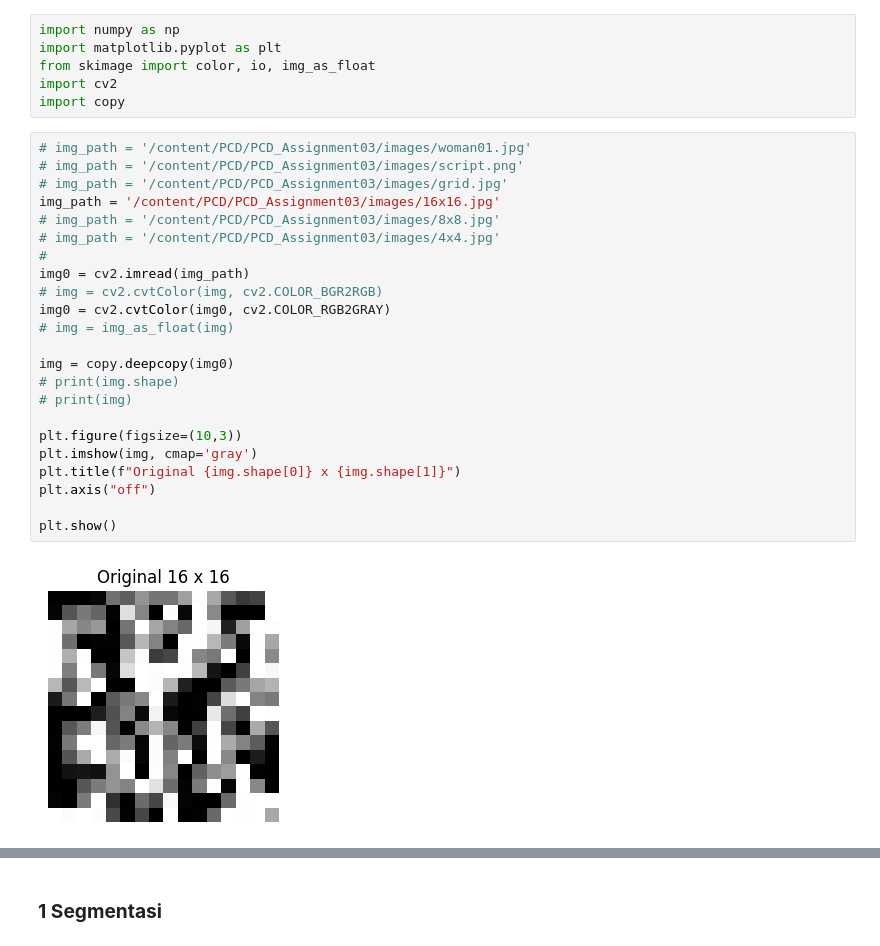
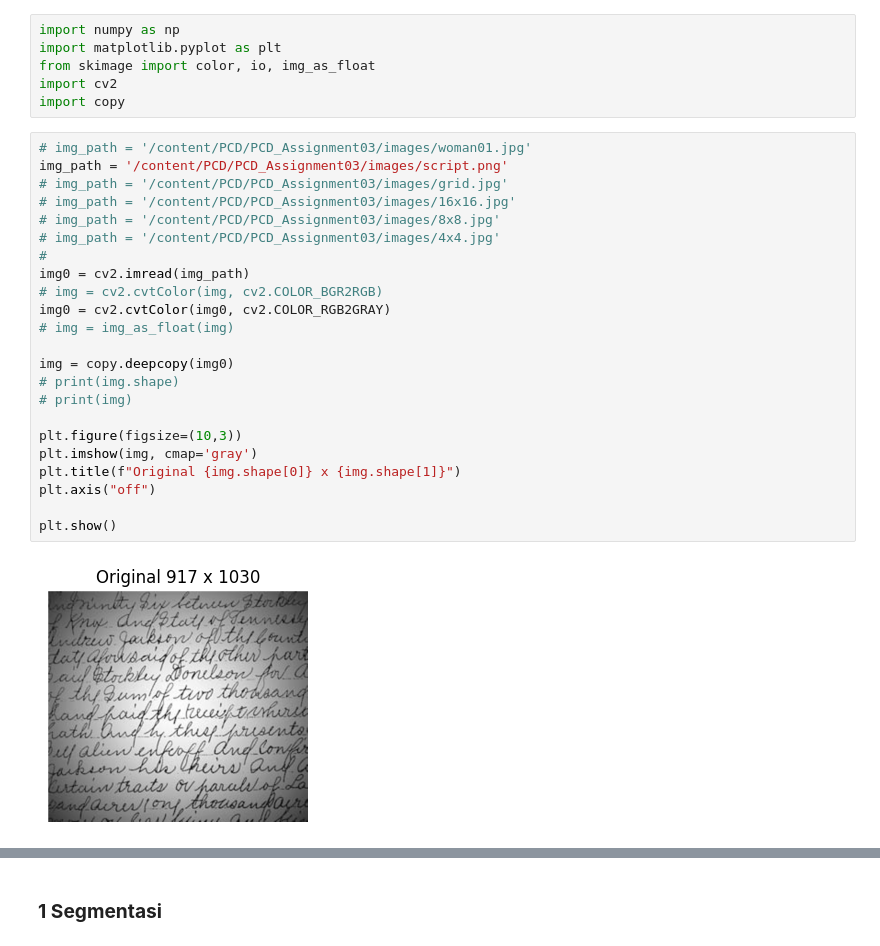
Before and after one commit to sapto-nugroho/PCD, a Jupyter notebook: PCD_Assignment03/PCD_Assignment03.ipynb, the cells around one changed output, grey strips where cells are left out. Cells and saved outputs as stored; diff of their text form.

```diff
--- a/PCD_Assignment03/PCD_Assignment03.ipynb
+++ b/PCD_Assignment03/PCD_Assignment03.ipynb
@@ -28,29 +28,29 @@ import cv2
 import copy
 # %%
 # img_path = '/content/PCD/PCD_Assignment03/images/woman01.jpg'
-# img_path = '/content/PCD/PCD_Assignment03/images/script.png'
+img_path = '/content/PCD/PCD_Assignment03/images/script.png'
 # img_path = '/content/PCD/PCD_Assignment03/images/grid.jpg'
-img_path = '/content/PCD/PCD_Assignment03/images/16x16.jpg'
+# img_path = '/content/PCD/PCD_Assignment03/images/16x16.jpg'
 # img_path = '/content/PCD/PCD_Assignment03/images/8x8.jpg'
 # img_path = '/content/PCD/PCD_Assignment03/images/4x4.jpg'
 #
 img0 = cv2.imread(img_path)
 # img = cv2.cvtColor(img, cv2.COLOR_BGR2RGB)
 img0 = cv2.cvtColor(img0, cv2.COLOR_RGB2GRAY)
 # img = img_as_float(img)
 
 img = copy.deepcopy(img0)
 # print(img.shape)
 # print(img)
 
 plt.figure(figsize=(10,3))
 plt.imshow(img, cmap='gray')
 plt.title(f"Original {img.shape[0]} x {img.shape[1]}")
 plt.axis("off")
 
 plt.show()
 # %% [output]
-[figure, old version]
+[figure, new version]
 # %%
 print(img.shape)
 print(img)
```
Also changed, not shown: parts of 3 cells of this notebook.
